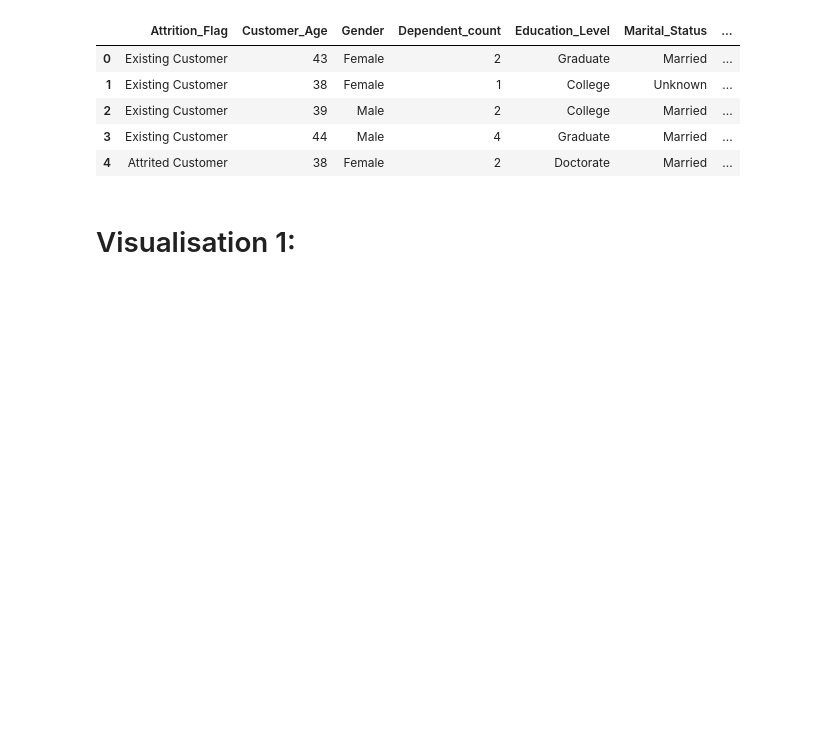
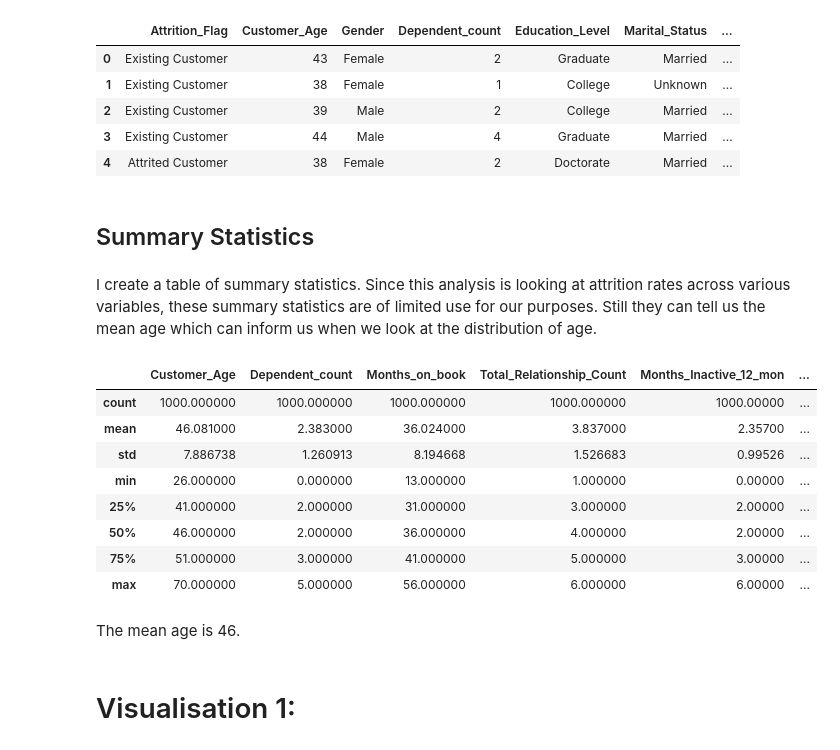
Before and after one commit to Janeweightman/Credit-card-churn-analysis, a Jupyter notebook: jupyter_notebooks/Visualisations.ipynb, the cells around one changed output. Cells and saved outputs as stored; diff of their text form; code cells hidden in the pictures; blank space fills up the shorter version.

Commit message:
added summary statistics and more editing

```diff
--- a/jupyter_notebooks/Visualisations.ipynb
+++ b/jupyter_notebooks/Visualisations.ipynb
@@ -26,6 +26,24 @@ df.head()
 | 2 | Existing Customer | 39 | Male | 2 | College | Married | ... |
 | 3 | Existing Customer | 44 | Male | 4 | Graduate | Married | ... |
 | 4 | Attrited Customer | 38 | Female | 2 | Doctorate | Married | ... |
+# %% [markdown]
+## Summary Statistics
+# %% [markdown]
+I create a table of summary statistics. Since this analysis is looking at attrition rates across various variables, these summary statistics are of limited use for our purposes. Still they can tell us the mean age which can inform us when we look at the distribution of age.
+# %%
+df.describe()
+# %% [output]
+|  | Customer_Age | Dependent_count | Months_on_book | Total_Relationship_Count | Months_Inactive_12_mon | ... |
+| count | 1000.000000 | 1000.000000 | 1000.000000 | 1000.000000 | 1000.00000 | ... |
+| mean | 46.081000 | 2.383000 | 36.024000 | 3.837000 | 2.35700 | ... |
+| std | 7.886738 | 1.260913 | 8.194668 | 1.526683 | 0.99526 | ... |
+| min | 26.000000 | 0.000000 | 13.000000 | 1.000000 | 0.00000 | ... |
+| 25% | 41.000000 | 2.000000 | 31.000000 | 3.000000 | 2.00000 | ... |
+| 50% | 46.000000 | 2.000000 | 36.000000 | 4.000000 | 2.00000 | ... |
+| 75% | 51.000000 | 3.000000 | 41.000000 | 5.000000 | 3.00000 | ... |
+| max | 70.000000 | 5.000000 | 56.000000 | 6.000000 | 6.00000 | ... |
+# %% [markdown]
+The mean age is 46.
 # %% [markdown]
 # Visualisation 1:
 # %% [markdown]
```
Also changed, not shown: parts of 2 cells of this notebook, 1 other file.
